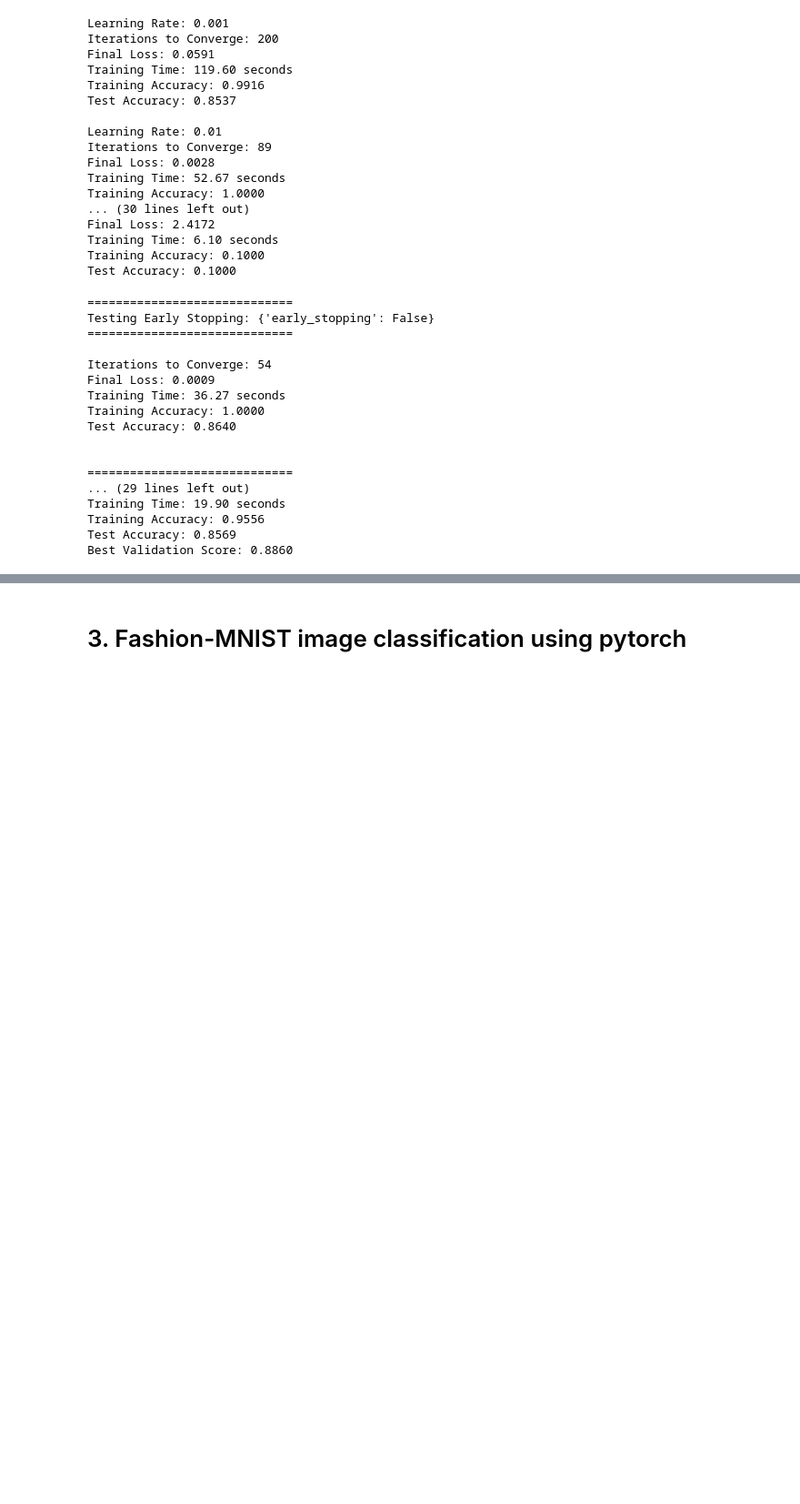
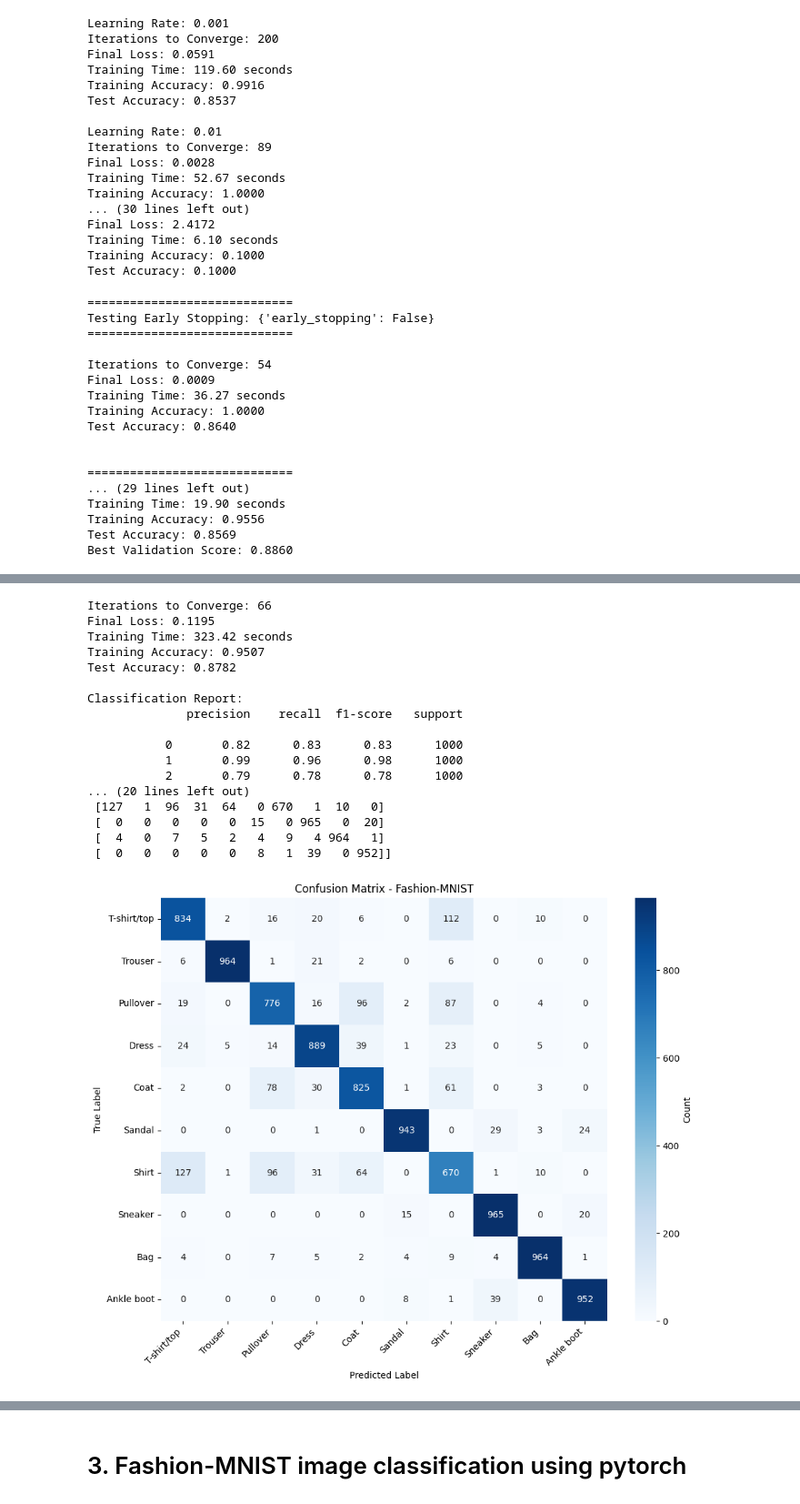
Before and after one commit to brodyanderson/math-6880-Project3, a Jupyter notebook: project3.ipynb, the cells around one changed output, grey strips where cells are left out. Shown at 91% size. Saved outputs shown, nothing was run; the diff lists cells and outputs as text; code cells hidden in the pictures; blank space fills up the shorter version.

```diff
--- a/project3.ipynb
+++ b/project3.ipynb
@@ -780,12 +821,14 @@ plt.show()
 # %%
-# Fourth model - modify
+# Fourth model
 mlp = MLPClassifier(
     hidden_layer_sizes=(200, 100),
-    activation='relu',
-    solver='adam',
-    learning_rate_init=0.001,
+    activation='tanh',
+    solver='sgd',
+    momentum=0.5,
+    learning_rate_init=0.01,
     max_iter=200,
-    early_stopping=False,
+    early_stopping=True,
+    n_iter_no_change=10,
     random_state=1
 )
 
@@ -801,31 +844,50 @@ print(f"Iterations to Converge: {mlp.n_iter_}")
 print(f"Final Loss: {mlp.loss_curve_[-1]:.4f}")
 print(f"Training Time: {training_time:.2f} seconds")
 print(f"Training Accuracy: {train_acc:.4f}")
 print(f"Test Accuracy: {test_acc:.4f}")
 print()
 print("Classification Report:")
 print(classification_report(y_test, y_pred))
 print()
 print("Confusion Matrix:")
 print(confusion_matrix(y_test, y_pred))
 print()
 print()
 
 class_names = ['T-shirt/top', 'Trouser', 'Pullover', 'Dress', 'Coat',
                'Sandal', 'Shirt', 'Sneaker', 'Bag', 'Ankle boot']
 
 conf_matrix = confusion_matrix(y_test, y_pred)
 
 plt.figure(figsize=(10, 8))
 sns.heatmap(conf_matrix, annot=True, fmt='d', cmap='Blues',
             xticklabels=class_names,
             yticklabels=class_names,
             cbar_kws={'label': 'Count'})
 plt.xlabel('Predicted Label')
 plt.ylabel('True Label')
 plt.title('Confusion Matrix - Fashion-MNIST')
 plt.xticks(rotation=45, ha='right')
 plt.yticks(rotation=0)
 plt.tight_layout()
 plt.show()
+# %% [output]
+Iterations to Converge: 66
+Final Loss: 0.1195
+Training Time: 323.42 seconds
+Training Accuracy: 0.9507
+Test Accuracy: 0.8782
+
+Classification Report:
+              precision    recall  f1-score   support
+
+           0       0.82      0.83      0.83      1000
+           1       0.99      0.96      0.98      1000
+           2       0.79      0.78      0.78      1000
+... (20 lines left out)
+ [127   1  96  31  64   0 670   1  10   0]
+ [  0   0   0   0   0  15   0 965   0  20]
+ [  4   0   7   5   2   4   9   4 964   1]
+ [  0   0   0   0   0   8   1  39   0 952]]
+[figure, added]
 # %%
```
Also changed, not shown: parts of 6 cells of this notebook.
